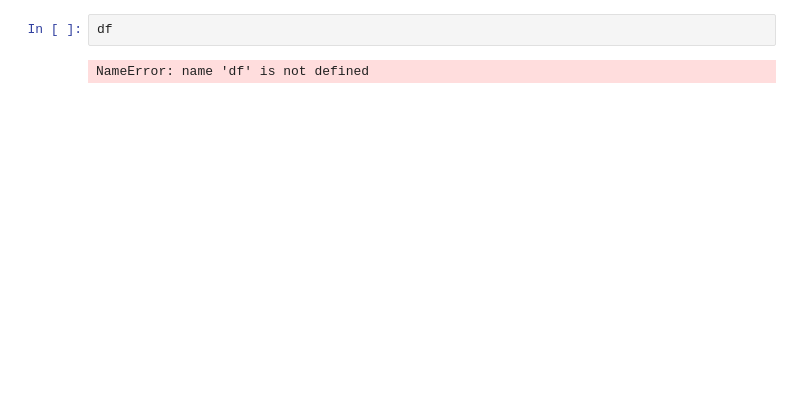
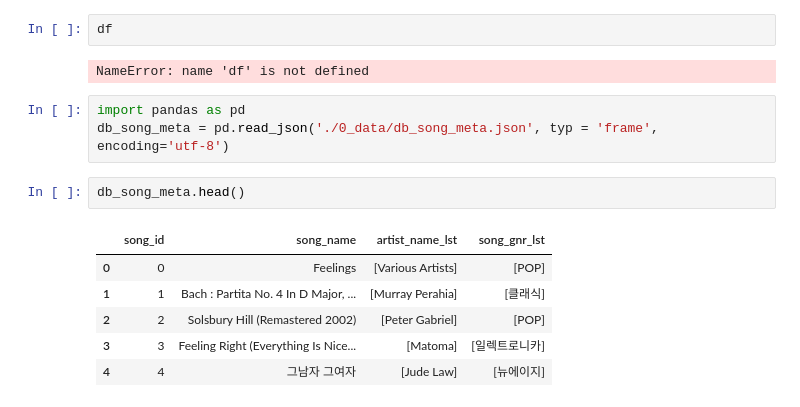
Before and after one commit to pulpo125/AIPlayer_Pling, a Jupyter notebook: 전처리코드확인.ipynb, the cells around one changed output. Cells and saved outputs as stored; diff of their text form; blank space fills up the shorter version.

```diff
--- a/전처리코드확인.ipynb
+++ b/전처리코드확인.ipynb
@@ -112,3 +134,15 @@ ply_filter0[ply_filter0['id'] == 2397]
 df
 # %% [output]
 NameError: name 'df' is not defined
+# %%
+import pandas as pd
+db_song_meta = pd.read_json('./0_data/db_song_meta.json', typ = 'frame', encoding='utf-8')
+# %%
+db_song_meta.head()
+# %% [output]
+|  | song_id | song_name | artist_name_lst | song_gnr_lst |
+| 0 | 0 | Feelings | [Various Artists] | [POP] |
+| 1 | 1 | Bach : Partita No. 4 In D Major, ... | [Murray Perahia] | [클래식] |
+| 2 | 2 | Solsbury Hill (Remastered 2002) | [Peter Gabriel] | [POP] |
+| 3 | 3 | Feeling Right (Everything Is Nice... | [Matoma] | [일렉트로니카] |
+| 4 | 4 | 그남자 그여자 | [Jude Law] | [뉴에이지] |
```
Also changed, not shown: parts of 21 cells of this notebook, 13 other files.
